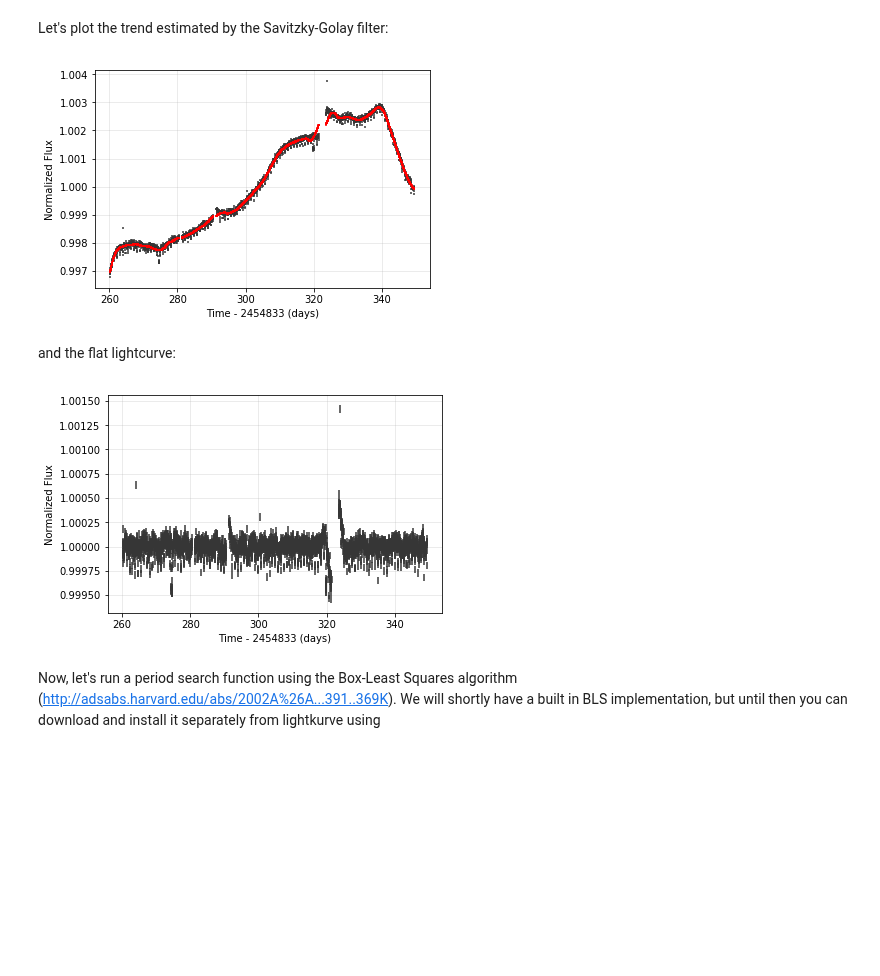
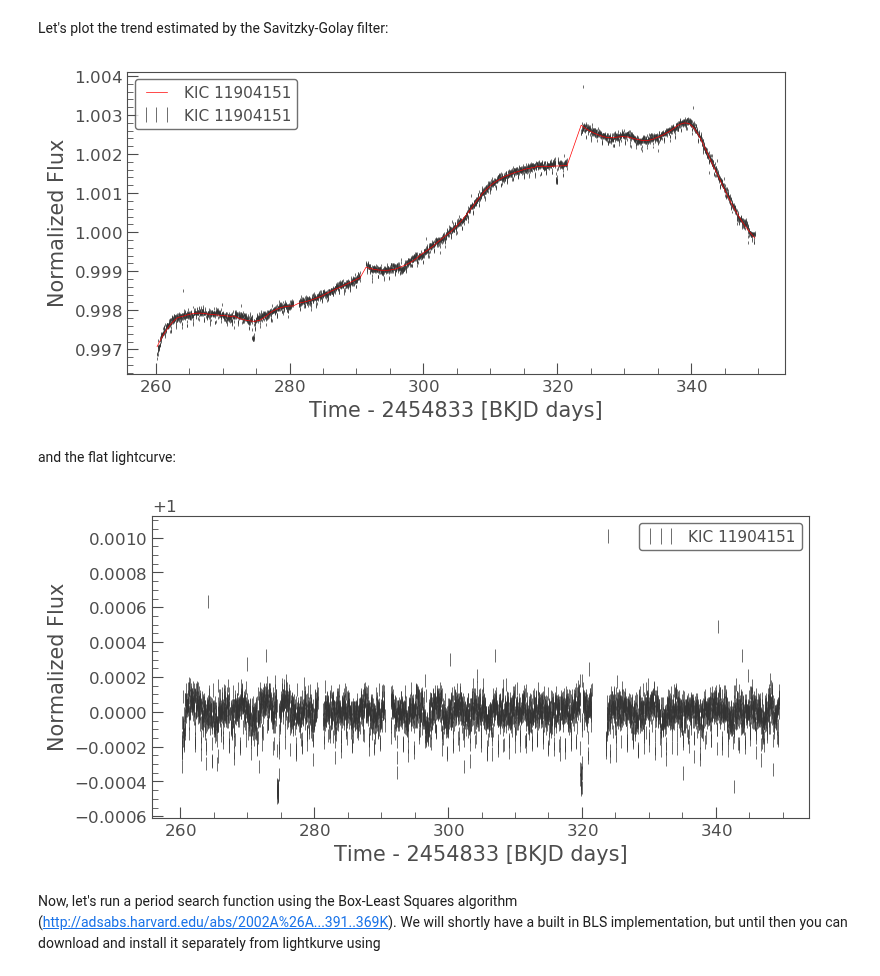
Before and after one commit to lightkurve/lightkurve, a Jupyter notebook: docs/source/tutorials/2.02-recover-a-planet.ipynb, the cells around one changed output. Saved outputs shown, nothing was run; the diff lists cells and outputs as text; code cells hidden in the pictures; blank space fills up the shorter version.

```diff
--- a/docs/source/tutorials/2.02-recover-a-planet.ipynb
+++ b/docs/source/tutorials/2.02-recover-a-planet.ipynb
@@ -39,16 +37,16 @@ flat, trend = lc.flatten(window_length=301, return_trend=True)
 # %% [markdown]
 Let's plot the trend estimated by the Savitzky-Golay filter:
 # %%
-ax = lc.plot()                         #plot() returns a matplotlib axis
-trend.plot(ax, color='red');           #which we can pass to the next plot() to use the same plotting window
+ax = lc.errorbar()                    # plot() returns a matplotlib axis
+trend.plot(ax=ax, color='red');       # which we can pass to the next plot() to use the same plotting window
 # %% [output]
-[figure, old version]
+[figure, new version]
 # %% [markdown]
 and the flat lightcurve:
 # %%
-flat.plot();
+flat.errorbar();
 # %% [output]
-[figure, old version]
+[figure, new version]
 # %% [markdown]
 Now, let's run a period search function using the Box-Least Squares algorithm (http://adsabs.harvard.edu/abs/2002A%26A...391..369K). We will shortly have a built in BLS implementation, but until then you can download and install it separately from lightkurve using
 # %% [markdown]
```
Also changed, not shown: parts of 5 cells of this notebook, 13 other files.
